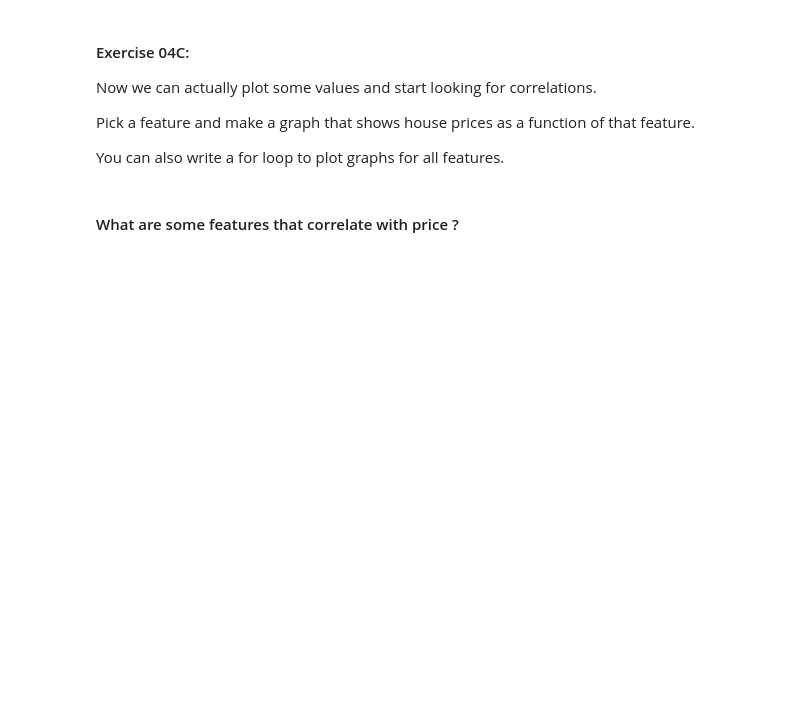
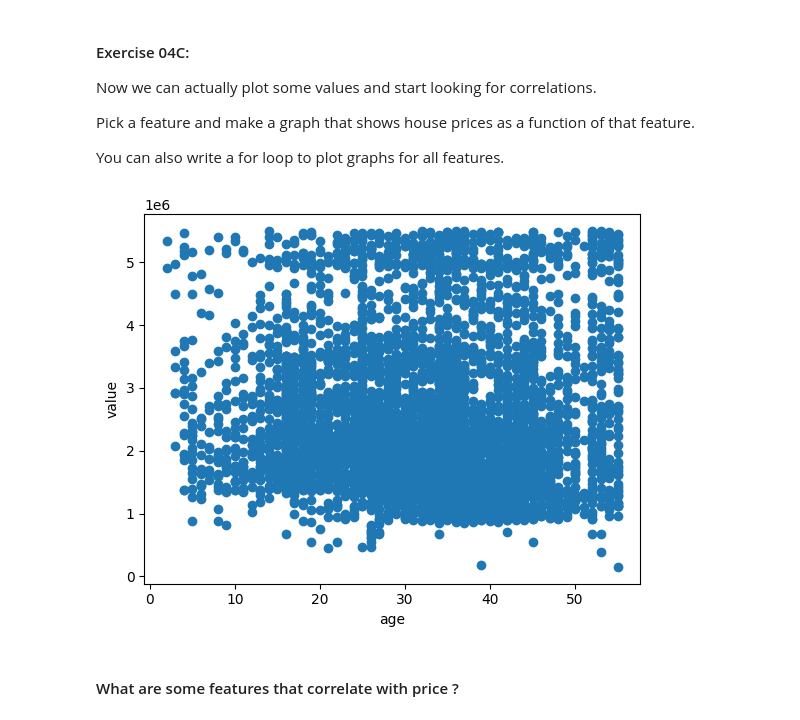
Before and after one commit to SaehunKim-Parsons-ML-Spring2026/Homework02, a Jupyter notebook: Homework02.ipynb, the cells around one changed output. Drawn from its saved outputs; the diff is of its cells as text; code cells hidden in the pictures; blank space fills up the shorter version.

```diff
--- a/Homework02.ipynb
+++ b/Homework02.ipynb
@@ -377,7 +405,10 @@ Before we plot anything, let's define a function `list_from_key(objs, key)` that
 # helper function to get lists of values from specific key
 def list_from_key(objs, key):
   # TODO: implement the list_from_key functionality
-  return []
+  result = []
+  for obj in objs:
+      result.append(obj[key])
+  return result
 # %%
 # Test 04B
 Tests.test("04B", list_from_key)
@@ -392,20 +425,22 @@ You can also write a for loop to plot graphs for all features.
 # %%
 # Work on 04C here
 
 # TODO: get a list with all of the price values
-prices = []
+prices = list_from_key(info_houses, "value")
 
 # TODO: get a list with all of the house ages (for example)
-house_ages = []
+house_ages = list_from_key(info_houses, "age")
 
 
 # this is the command to plot a XY scatter plot from 2 lists
 # see documentation: https://matplotlib.org/stable/api/_as_gen/matplotlib.pyplot.scatter.html
 
 plt.scatter(house_ages, prices)
 plt.xlabel("age")
 plt.ylabel("value")
 plt.show()
+# %% [output]
+[figure, added]
 # %% [markdown]
 #### What are some features that correlate with price ?
 # %% [markdown]
```
Also changed, not shown: parts of 9 cells of this notebook.
